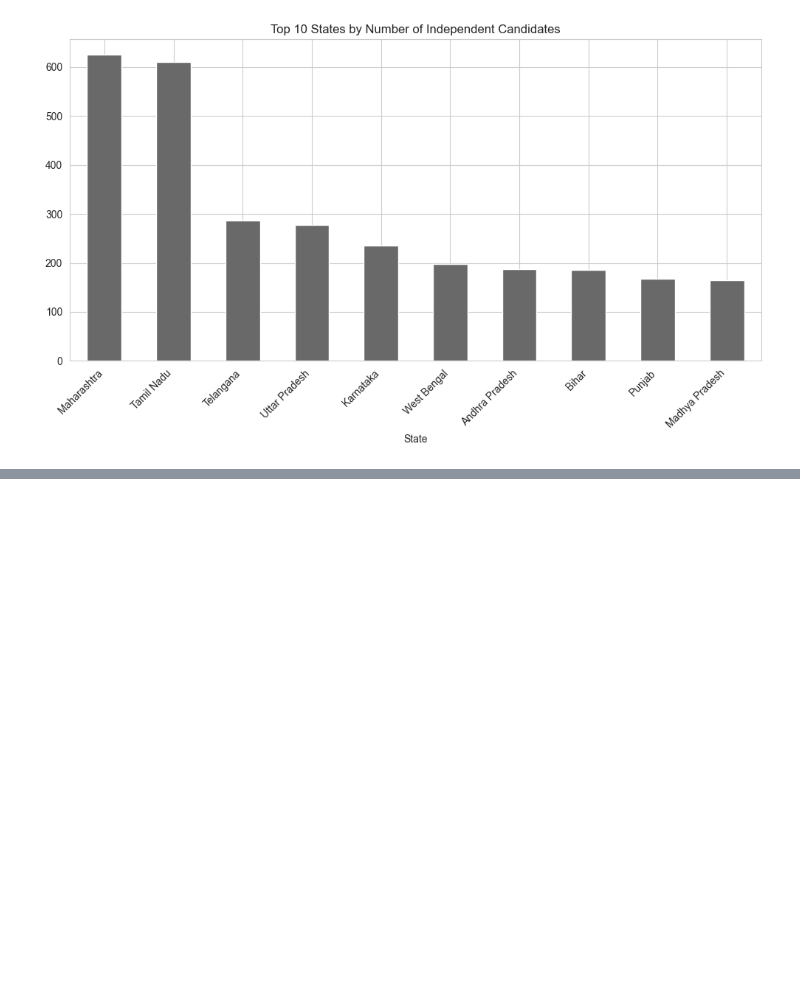
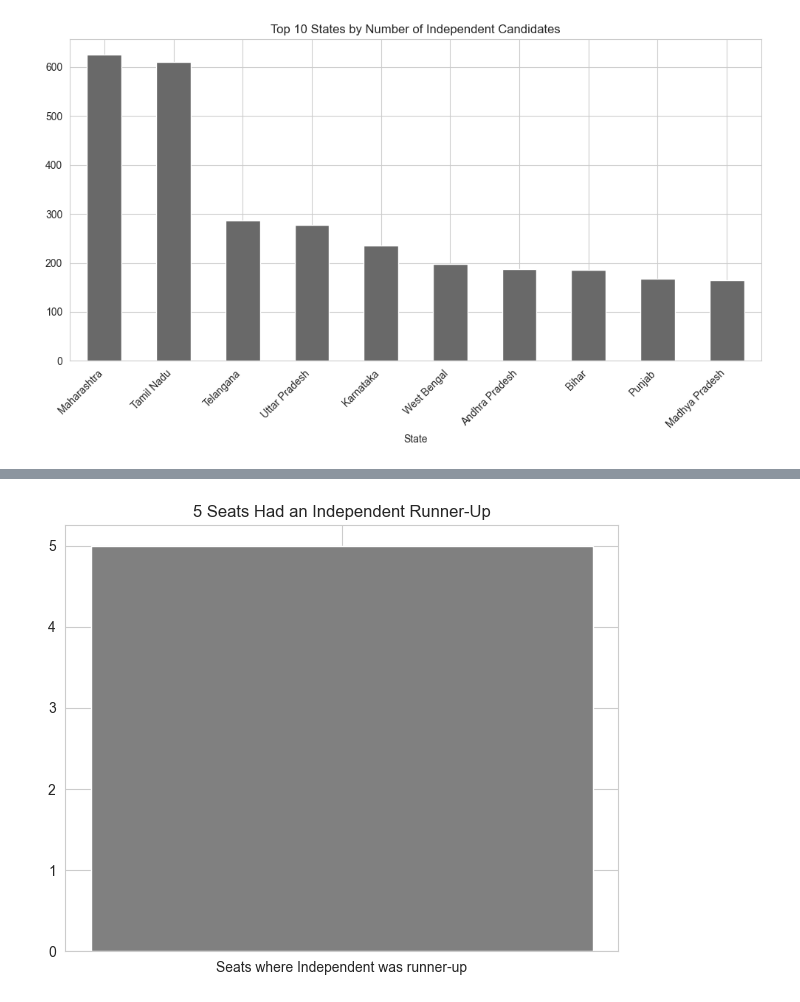
Before and after one commit to geershatisaxena/Election, a Jupyter notebook: res.ipynb, the cells around one changed output, grey strips where cells are left out. Cells and saved outputs as stored; diff of their text form; code cells hidden in the pictures; blank space fills up the shorter version.

```diff
--- a/res.ipynb
+++ b/res.ipynb
@@ -1638,0 +1657,8 @@ plt.tight_layout()
+# %%
+indep_runnerup = runners_up[runners_up["Party"].str.contains("Independent", case=False, na=False)]
+plt.figure(figsize=(6, 5))
+plt.bar(["Seats where Independent was runner-up"], [len(indep_runnerup)], color="gray")
+plt.title(f"{len(indep_runnerup)} Seats Had an Independent Runner-Up")
+plt.tight_layout()
+# %% [output]
+[figure, added]
```
Also changed, not shown: parts of 16 cells of this notebook, 50 other files.
